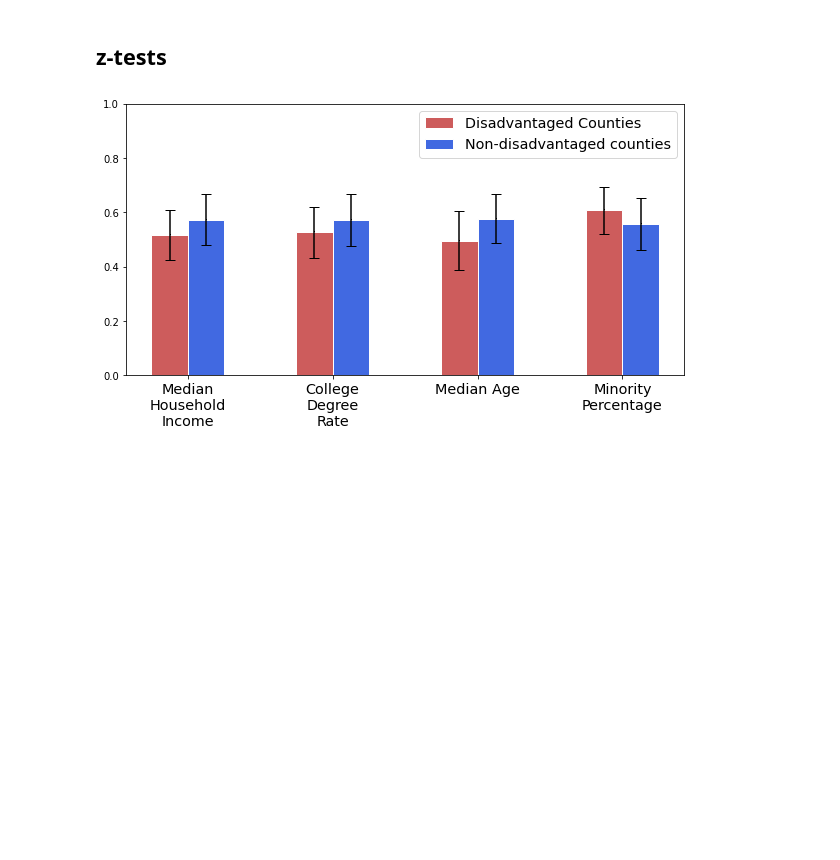
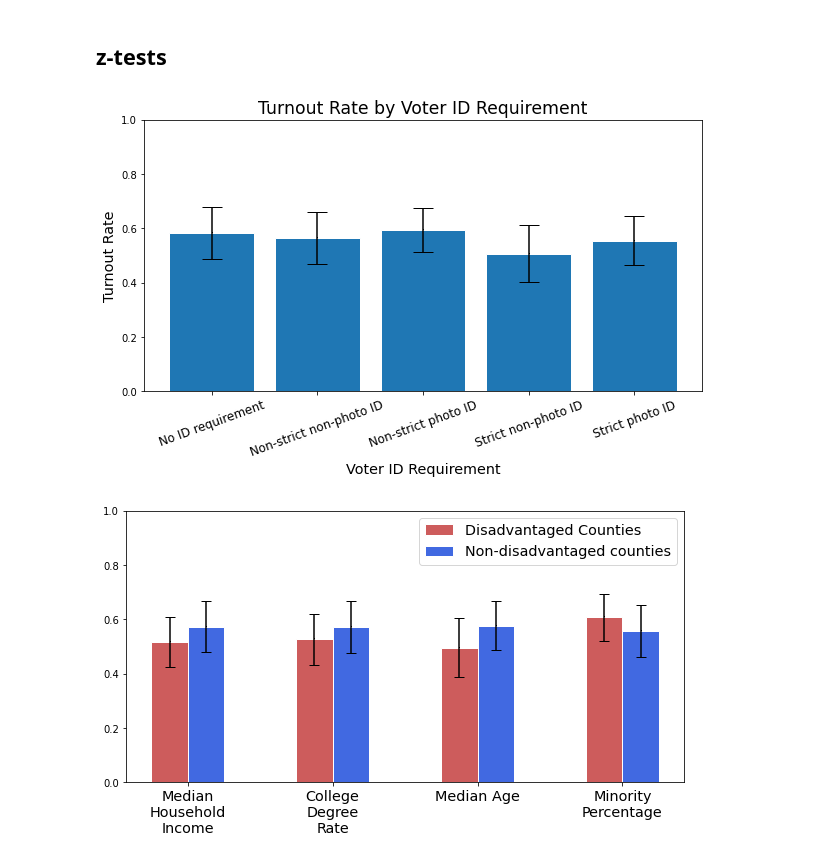
Before and after one commit to DesiPilla/demographics-voterid-turnout, a Jupyter notebook: Data_Analysis.ipynb, the cells around one changed output. Saved outputs shown, nothing was run; the diff lists cells and outputs as text; code cells hidden in the pictures; blank space fills up the shorter version.

```diff
--- a/Data_Analysis.ipynb
+++ b/Data_Analysis.ipynb
@@ -167,7 +172,7 @@ def split_by(split_col, ycol):
 
     return np.array(bins), means, stds, labels
 
-def plot_split(xcol, ycol='turnout', n_bins=4, xlabel=None):
+def plot_split(xcol, ycol='turnout', n_bins=4, xlabel=None, fig=None, ax=None):
     binning = True
     if not n_bins:
         bins, means, stds, labels = split_by(xcol, ycol)
@@ -177,7 +182,8 @@ def plot_split(xcol, ycol='turnout', n_bins=4, xlabel=None):
         bins, means, stds, labels = make_bins(xcol, ycol, n_bins)
 
     # Plot the performance
-    fig, ax = plt.subplots(figsize=(2*n_bins, 5))
+    if not fig:
+        fig, ax = plt.subplots(figsize=(2*n_bins, 5))
 
     # Make the plot
     ax.bar(np.arange(len(means)), means, edgecolor='white')
@@ -219,6 +225,13 @@ def print_ztest(sample1, sample2, target='turnout rate', alpha=0.05):
     else:
         print("we accept null hypothesis")
     print('\033[0m\n\n')
+# %%
+fig, ax = plt.subplots(figsize=(10, 5))
+fig = plot_split('VoterIDL_1', 'turnout', n_bins=None, xlabel='Voter ID Requirement', fig=fig, ax=ax)
+ax.set_xticklabels(data_no_ak.VoterIDL_1.unique(), rotation=20)
+fig.savefig('/content/drive/My Drive/MLPP Project/Pictures/conditionals/idlaw_conditional_turnouts.png', clobber=True)
+# %% [output]
+[figure, added]
 # %%
 dis_means, non_dis_means = [], []
 dis_stds, non_dis_stds = [], []
```
Also changed, not shown: parts of 18 cells of this notebook.
